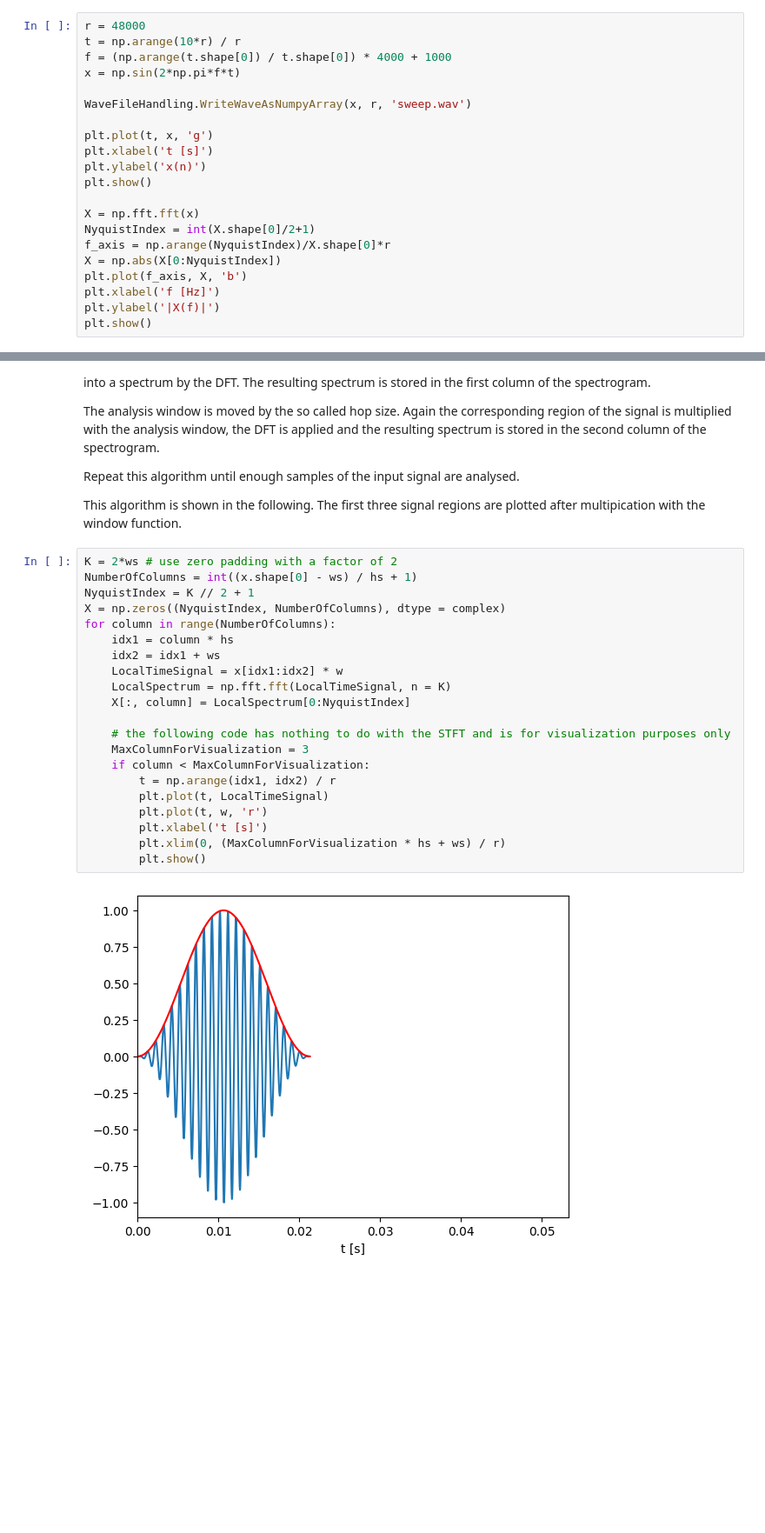
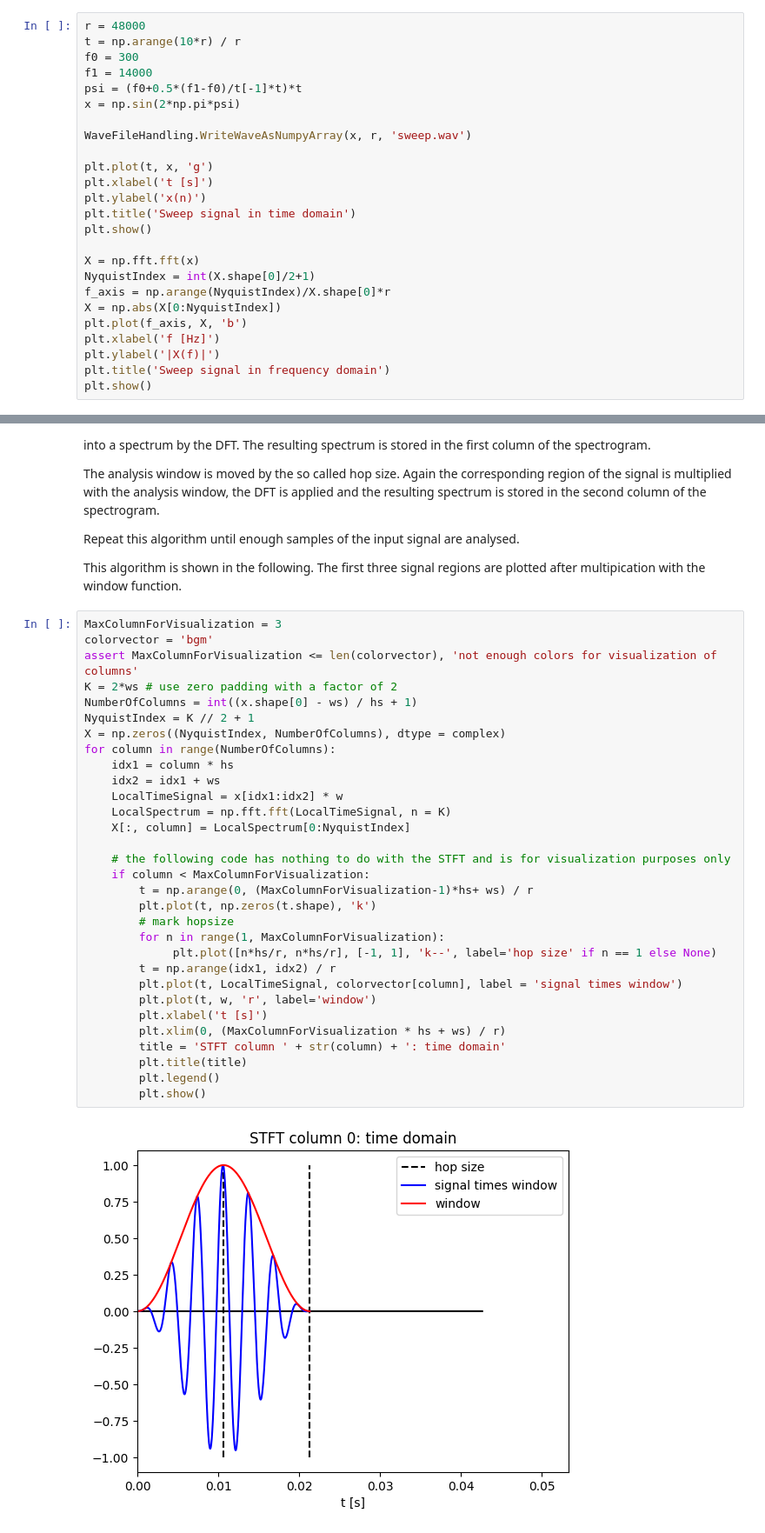
Before and after one commit to spiertz/VoiceControl, a Jupyter notebook: Week04_Preprocessing_STFT/01_ShortTimeFourierTransform.ipynb, the cells around one changed output, grey strips where cells are left out. Shown at 87% size. Cells and saved outputs as stored; diff of their text form; blank space fills up the shorter version.

```diff
--- a/Week04_Preprocessing_STFT/01_ShortTimeFourierTransform.ipynb
+++ b/Week04_Preprocessing_STFT/01_ShortTimeFourierTransform.ipynb
@@ -20,14 +20,17 @@ Additionally to the plots in time domain and frequency domain, the sweep is stor
 # %%
 r = 48000
 t = np.arange(10*r) / r
-f = (np.arange(t.shape[0]) / t.shape[0]) * 4000 + 1000
-x = np.sin(2*np.pi*f*t)
+f0 = 300
+f1 = 14000
+psi = (f0+0.5*(f1-f0)/t[-1]*t)*t
+x = np.sin(2*np.pi*psi)
 
 WaveFileHandling.WriteWaveAsNumpyArray(x, r, 'sweep.wav')
 
 plt.plot(t, x, 'g')
 plt.xlabel('t [s]')
 plt.ylabel('x(n)')
+plt.title('Sweep signal in time domain')
 plt.show()
 
 X = np.fft.fft(x)
@@ -37,5 +40,6 @@ X = np.abs(X[0:NyquistIndex])
 plt.plot(f_axis, X, 'b')
 plt.xlabel('f [Hz]')
 plt.ylabel('|X(f)|')
+plt.title('Sweep signal in frequency domain')
 plt.show()
 # %% [output]
@@ -74,25 +78,35 @@ Repeat this algorithm until enough samples of the input signal are analysed.
 
 This algorithm is shown in the following. The first three signal regions are plotted after multipication with the window function.
 # %%
+MaxColumnForVisualization = 3
+colorvector = 'bgm'
+assert MaxColumnForVisualization <= len(colorvector), 'not enough colors for visualization of columns'
 K = 2*ws # use zero padding with a factor of 2
 NumberOfColumns = int((x.shape[0] - ws) / hs + 1)
 NyquistIndex = K // 2 + 1
 X = np.zeros((NyquistIndex, NumberOfColumns), dtype = complex)
 for column in range(NumberOfColumns):
     idx1 = column * hs
     idx2 = idx1 + ws
     LocalTimeSignal = x[idx1:idx2] * w
     LocalSpectrum = np.fft.fft(LocalTimeSignal, n = K)
     X[:, column] = LocalSpectrum[0:NyquistIndex]
 
     # the following code has nothing to do with the STFT and is for visualization purposes only
-    MaxColumnForVisualization = 3
     if column < MaxColumnForVisualization:
+        t = np.arange(0, (MaxColumnForVisualization-1)*hs+ ws) / r
+        plt.plot(t, np.zeros(t.shape), 'k')
+        # mark hopsize
+        for n in range(1, MaxColumnForVisualization):
+             plt.plot([n*hs/r, n*hs/r], [-1, 1], 'k--', label='hop size' if n == 1 else None)
         t = np.arange(idx1, idx2) / r
-        plt.plot(t, LocalTimeSignal)
-        plt.plot(t, w, 'r')
+        plt.plot(t, LocalTimeSignal, colorvector[column], label = 'signal times window')
+        plt.plot(t, w, 'r', label='window')
         plt.xlabel('t [s]')
         plt.xlim(0, (MaxColumnForVisualization * hs + ws) / r)
+        title = 'STFT column ' + str(column) + ': time domain'
+        plt.title(title)
+        plt.legend()
         plt.show()
 # %% [output]
-[figure, old version]
+[figure, new version]
```
Also changed, not shown: parts of 6 cells of this notebook, 8 other files.
